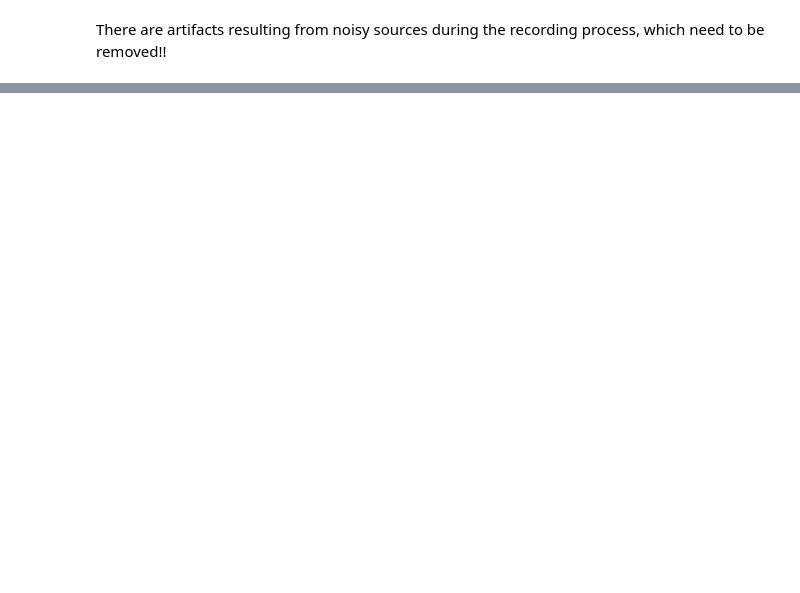
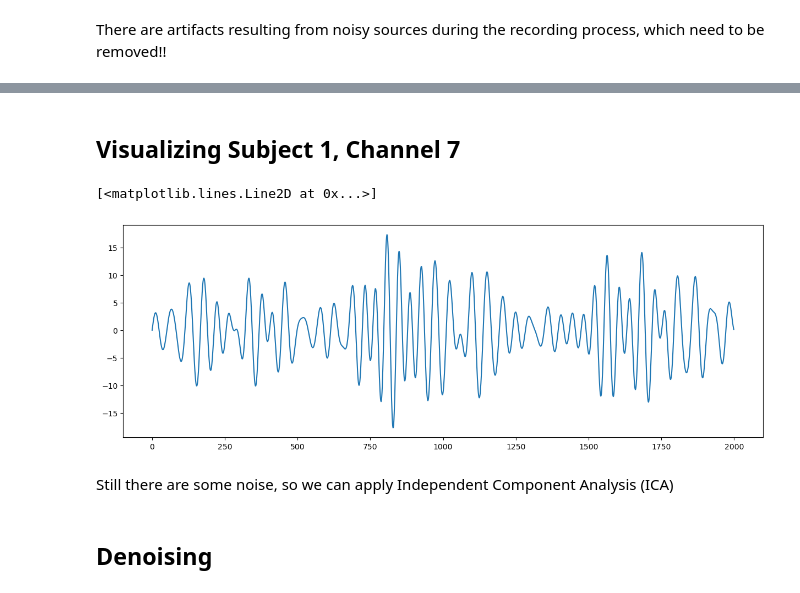
Before and after one commit to raghdaneiazyy6/WinkWatch-with-Wazowski, a Jupyter notebook: eye_state_EEG.ipynb, the cells around one changed output, grey strips where cells are left out. Drawn from its saved outputs; the diff is of its cells as text; code cells hidden in the pictures; blank space fills up the shorter version.

```diff
--- a/eye_state_EEG.ipynb
+++ b/eye_state_EEG.ipynb
@@ -48,0 +52,19 @@ There are artifacts resulting from noisy sources during the recording process, w
+# %%
+subjects_Filtered_data = list()
+
+for i in eeg_dataset.subject_list:
+    raw = eeg_dataset._get_single_subject_data(i).filter(8,13,picks ="eeg",verbose = False)
+    subjects_Filtered_data.append(raw)
+# %% [markdown]
+## Visualizing Subject 1, Channel 7
+# %%
+subject1_channel7 = subjects_Filtered_data[0].get_data()[15]
+plt.figure(figsize=(15,5))
+plt.plot(subject1_channel7[:2000])
+# %% [output]
+[<matplotlib.lines.Line2D at 0x...>]
+[figure, added]
+# %% [markdown]
+Still there are some noise, so we can apply Independent Component Analysis (ICA)
+# %% [markdown]
+## Denoising
```
Also changed, not shown: parts of 6 cells of this notebook.
